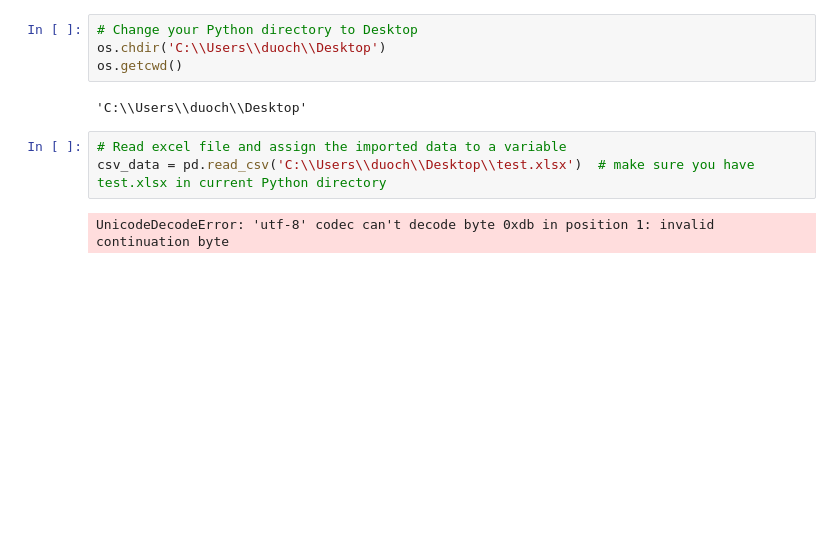
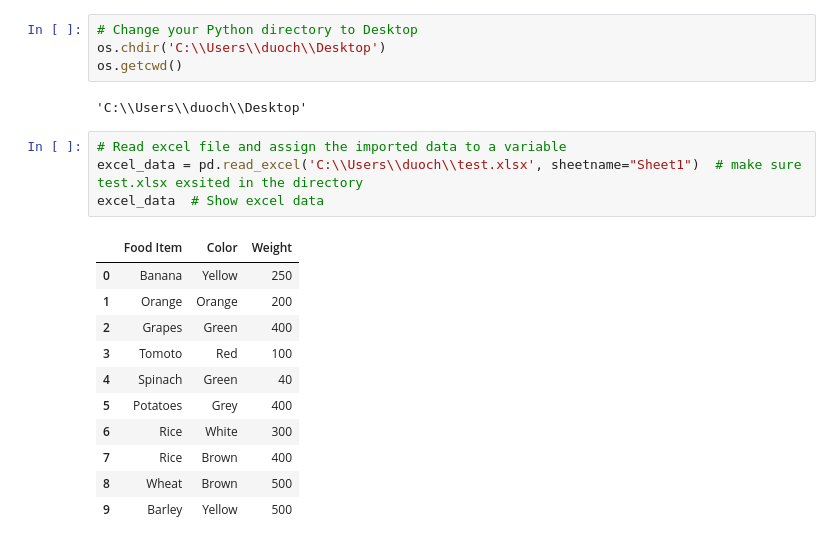
Before and after one commit to duochen/Python-DataScience, a Jupyter notebook: Lecture06/Labs/Pandas-3.ipynb, the cells around one changed output. Saved outputs shown, nothing was run; the diff lists cells and outputs as text; blank space fills up the shorter version.

```diff
--- a/Lecture06/Labs/Pandas-3.ipynb
+++ b/Lecture06/Labs/Pandas-3.ipynb
@@ -85,6 +85,17 @@ os.getcwd()
 'C:\\Users\\duoch\\Desktop'
 # %%
 # Read excel file and assign the imported data to a variable
-csv_data = pd.read_csv('C:\\Users\\duoch\\Desktop\\test.xlsx')  # make sure you have test.xlsx in current Python directory
+excel_data = pd.read_excel('C:\\Users\\duoch\\test.xlsx', sheetname="Sheet1")  # make sure test.xlsx exsited in the directory
+excel_data  # Show excel data
 # %% [output]
-UnicodeDecodeError: 'utf-8' codec can't decode byte 0xdb in position 1: invalid continuation byte
+|  | Food Item | Color | Weight |
+| 0 | Banana | Yellow | 250 |
+| 1 | Orange | Orange | 200 |
+| 2 | Grapes | Green | 400 |
+| 3 | Tomoto | Red | 100 |
+| 4 | Spinach | Green | 40 |
+| 5 | Potatoes | Grey | 400 |
+| 6 | Rice | White | 300 |
+| 7 | Rice | Brown | 400 |
+| 8 | Wheat | Brown | 500 |
+| 9 | Barley | Yellow | 500 |
```
Also changed, not shown: parts of 5 cells of this notebook.
